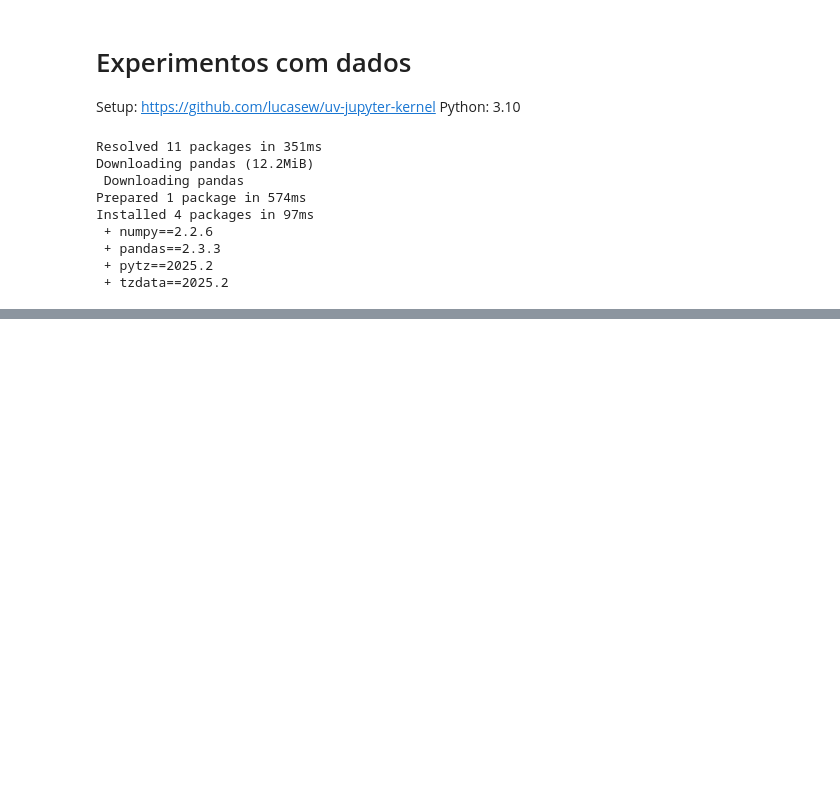
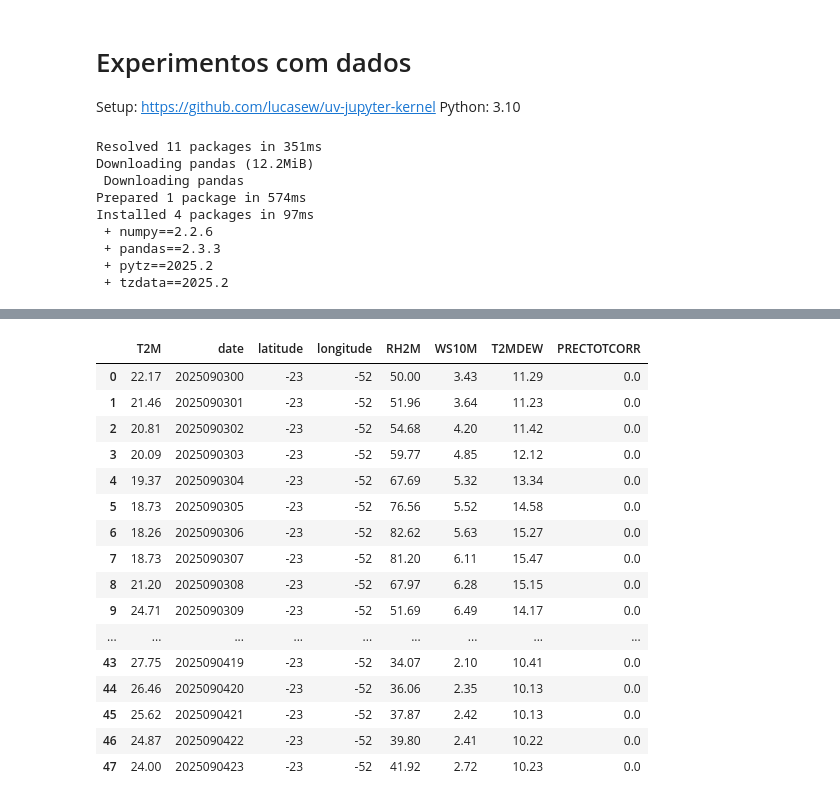
Before and after one commit to eduumach/spaceappschallenge-2025, a Jupyter notebook: experimento_dados.ipynb, the cells around one changed output, grey strips where cells are left out. Drawn from its saved outputs; the diff is of its cells as text; code cells hidden in the pictures; blank space fills up the shorter version.

```diff
--- a/experimento_dados.ipynb
+++ b/experimento_dados.ipynb
@@ -64,0 +93,46 @@ pd.DataFrame(items.values())
+# %%
+def get_weather_data(lat, lon, start, end):
+    data = requests.get(
+        'https://power.larc.nasa.gov/api/temporal/hourly/point',
+         params={
+                'community': 'ag',
+                'parameters': 'T2M,RH2M,WS10M,T2MDEW,PRECTOTCORR',
+                'latitude': lat,
+                'longitude': lon,
+                'start': start,
+                'end': end,
+                'format': 'json',
+                'units': 'metric',
+                'header': 'true'
+         }
+    ).json()
+
+    items = defaultdict(lambda: {})
+    for k, v in data['properties']['parameter'].items():
+        for dt, val in v.items():
+            items[dt][k] = val
+            items[dt]['date'] = dt
+            items[dt]['latitude'] = lat
+            items[dt]['longitude'] = lon
+
+    return pd.DataFrame(items.values())
+# %%
+get_weather_data(-23, -52, '20250903', '20250904')
+# %% [output]
+|  | T2M | date | latitude | longitude | RH2M | WS10M | T2MDEW | PRECTOTCORR |
+| 0 | 22.17 | 2025090300 | -23 | -52 | 50.00 | 3.43 | 11.29 | 0.0 |
+| 1 | 21.46 | 2025090301 | -23 | -52 | 51.96 | 3.64 | 11.23 | 0.0 |
+| 2 | 20.81 | 2025090302 | -23 | -52 | 54.68 | 4.20 | 11.42 | 0.0 |
+| 3 | 20.09 | 2025090303 | -23 | -52 | 59.77 | 4.85 | 12.12 | 0.0 |
+| 4 | 19.37 | 2025090304 | -23 | -52 | 67.69 | 5.32 | 13.34 | 0.0 |
+| 5 | 18.73 | 2025090305 | -23 | -52 | 76.56 | 5.52 | 14.58 | 0.0 |
+| 6 | 18.26 | 2025090306 | -23 | -52 | 82.62 | 5.63 | 15.27 | 0.0 |
+| 7 | 18.73 | 2025090307 | -23 | -52 | 81.20 | 6.11 | 15.47 | 0.0 |
+| 8 | 21.20 | 2025090308 | -23 | -52 | 67.97 | 6.28 | 15.15 | 0.0 |
+| 9 | 24.71 | 2025090309 | -23 | -52 | 51.69 | 6.49 | 14.17 | 0.0 |
+| ... | ... | ... | ... | ... | ... | ... | ... | ... |
+| 43 | 27.75 | 2025090419 | -23 | -52 | 34.07 | 2.10 | 10.41 | 0.0 |
+| 44 | 26.46 | 2025090420 | -23 | -52 | 36.06 | 2.35 | 10.13 | 0.0 |
+| 45 | 25.62 | 2025090421 | -23 | -52 | 37.87 | 2.42 | 10.13 | 0.0 |
+| 46 | 24.87 | 2025090422 | -23 | -52 | 39.80 | 2.41 | 10.22 | 0.0 |
+| 47 | 24.00 | 2025090423 | -23 | -52 | 41.92 | 2.72 | 10.23 | 0.0 |
```
Also changed, not shown: parts of 3 cells of this notebook.
